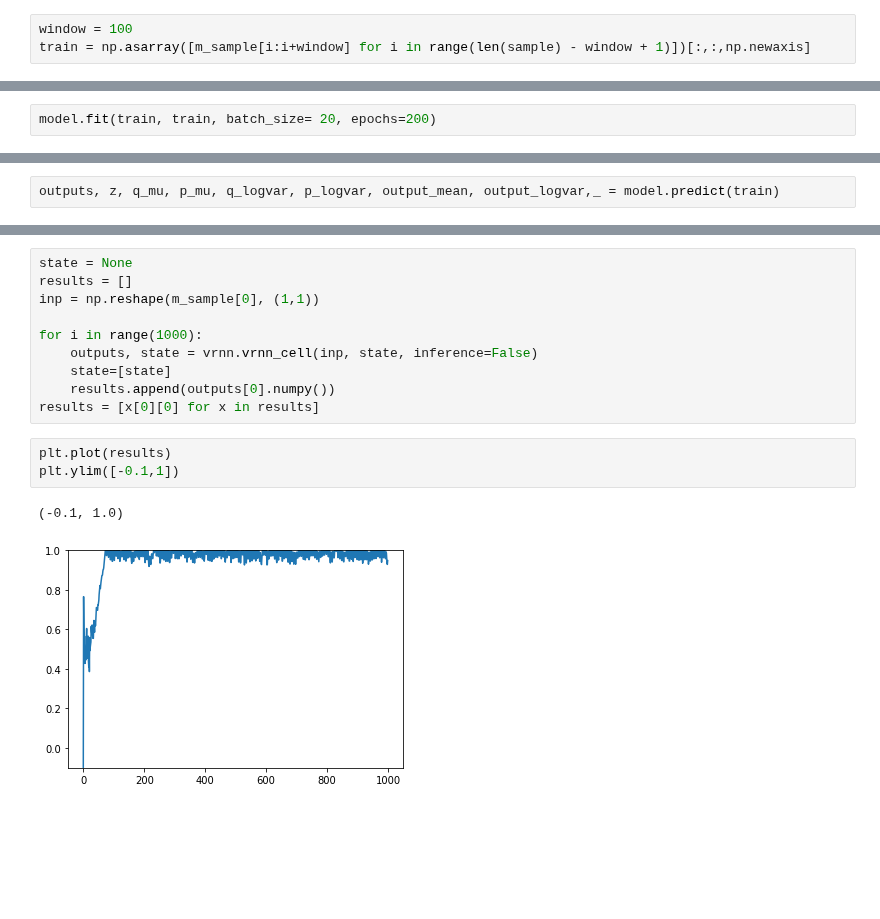
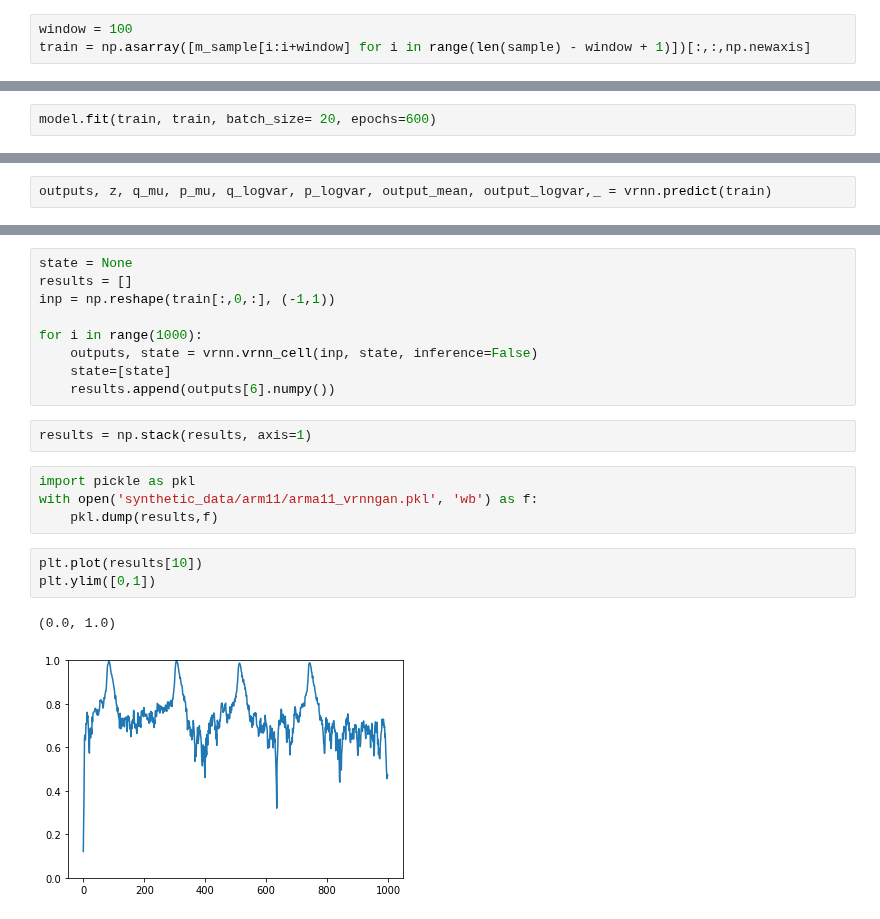
Before and after one commit to jlee118/VAECJ, a Jupyter notebook: VRNNGAN_SyntheticARIMA.ipynb, the cells around one changed output, grey strips where cells are left out. Cells and saved outputs as stored; diff of their text form; blank space fills up the shorter version.

```diff
--- a/VRNNGAN_SyntheticARIMA.ipynb
+++ b/VRNNGAN_SyntheticARIMA.ipynb
@@ -94,3 +99,3 @@ Epoch 1/200
 # %%
-model.fit(train, train, batch_size= 20, epochs=200)
+model.fit(train, train, batch_size= 20, epochs=600)
 # %% [output]
@@ -119,4 +124,4 @@ model.save_weights('AR3_run1/gan')
 # %%
-outputs, z, q_mu, p_mu, q_logvar, p_logvar, output_mean, output_logvar,_ = model.predict(train)
+outputs, z, q_mu, p_mu, q_logvar, p_logvar, output_mean, output_logvar,_ = vrnn.predict(train)
 # %%
 plt.plot(outputs[:,-1,:])
@@ -131,19 +137,24 @@ plt.plot(m_sample)
 # %%
 state = None
 results = []
-inp = np.reshape(m_sample[0], (1,1))
+inp = np.reshape(train[:,0,:], (-1,1))
 
 for i in range(1000):
     outputs, state = vrnn.vrnn_cell(inp, state, inference=False)
     state=[state]
-    results.append(outputs[0].numpy())
-results = [x[0][0] for x in results]
+    results.append(outputs[6].numpy())
+# %%
+results = np.stack(results, axis=1)
+# %%
+import pickle as pkl
+with open('synthetic_data/arm11/arma11_vrnngan.pkl', 'wb') as f:
+    pkl.dump(results,f)
 # %%
-plt.plot(results)
-plt.ylim([-0.1,1])
+plt.plot(results[10])
+plt.ylim([0,1])
 # %% [output]
-(-0.1, 1.0)
+(0.0, 1.0)
-[figure, old version]
+[figure, new version]
 # %%
 import statsmodels.api as sm
 from statsmodels.tsa.ar_model import AutoReg
```
Also changed, not shown: parts of 16 cells of this notebook, 12 other files.
